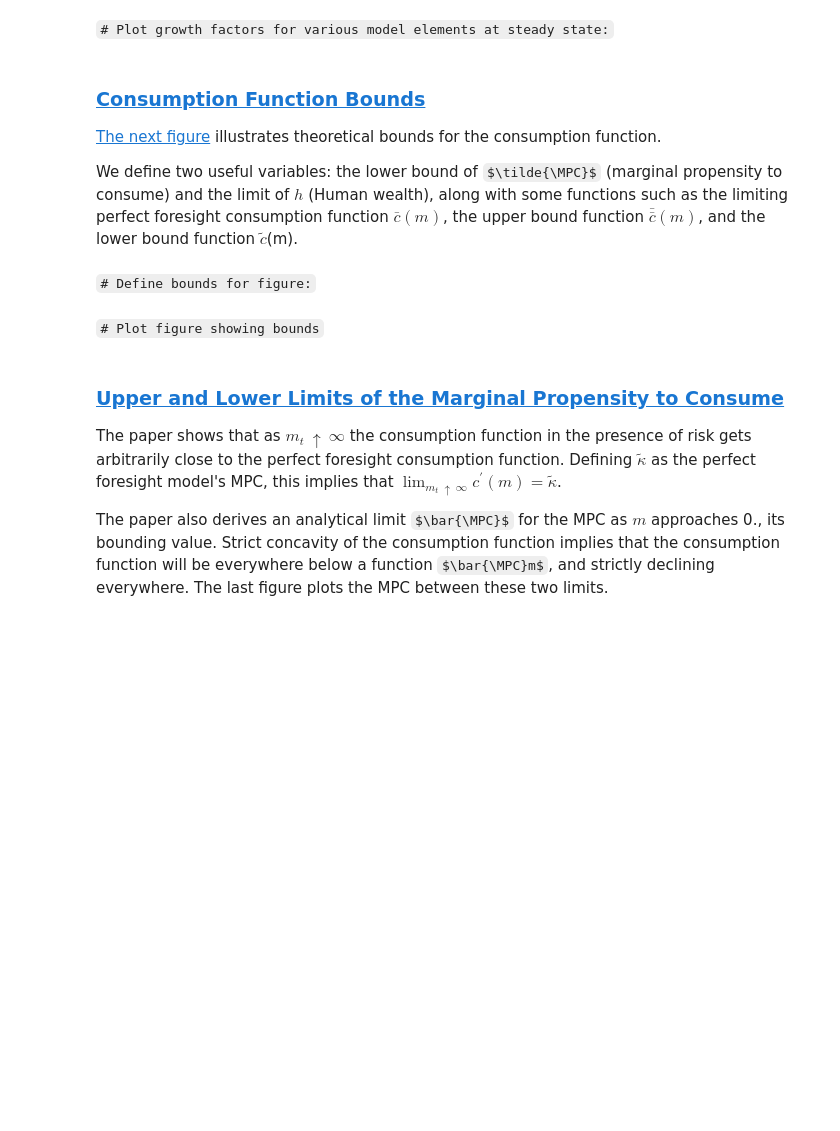
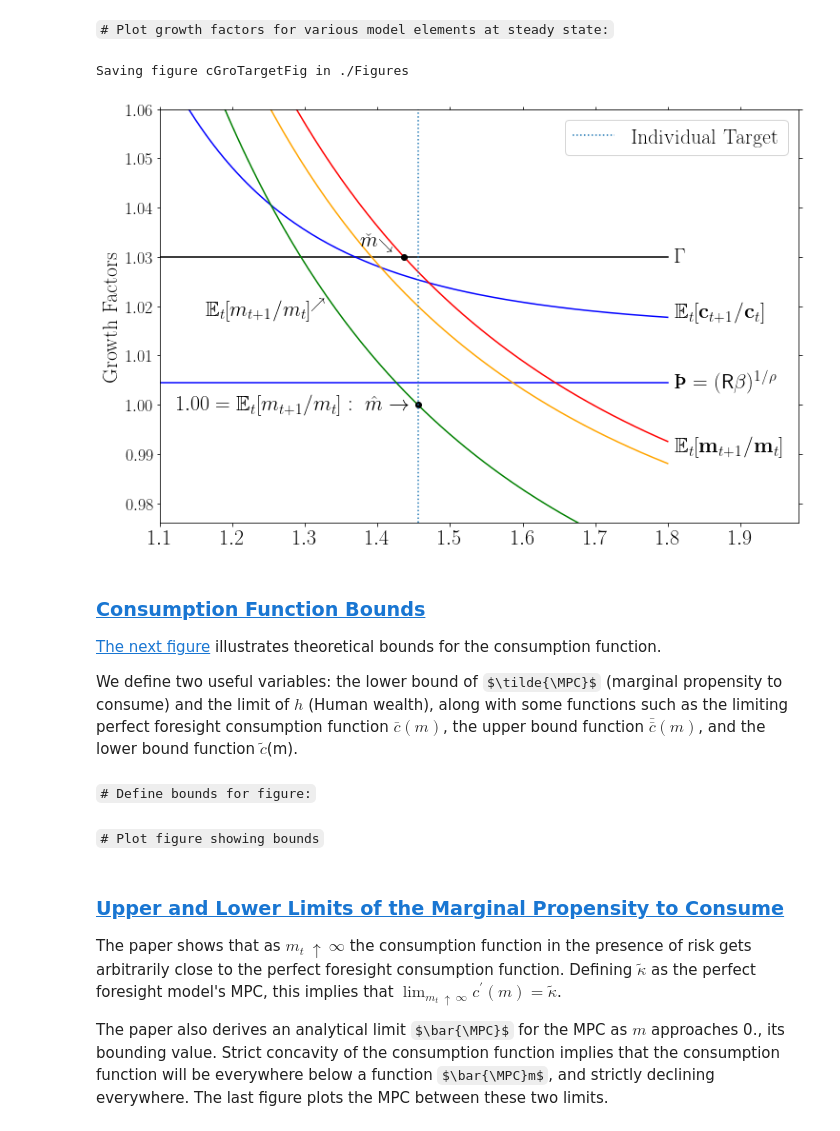
Before and after one commit to bmebert/BufferStockTheory-1, a Jupyter notebook: BufferStockTheory.ipynb, the cells around one changed output. Saved outputs shown, nothing was run; the diff lists cells and outputs as text; code cells hidden in the pictures; some formulas as TeX source; blank space fills up the shorter version.

```diff
--- a/BufferStockTheory.ipynb
+++ b/BufferStockTheory.ipynb
@@ -660,7 +818,8 @@ Bilt, Pars, E_Next_ = soln.Bilt, soln.Pars, soln.E_Next_
 # Retrieve parameters (makes code more readable)
 Rfree, DiscFac, CRRA, G = Pars.Rfree, Pars.DiscFac, Pars.CRRA, Pars.PermGroFac
 
-color_cons, color_mrktLev, color_mrktNrm, color_perm = "blue", "red", "green", "black"
+color_cons, color_mrktLev, color_mrktNrm, color_perm, color_exp_E_mLog_Gro, color_exp_E_mLog_Gro_Alt = \
+    "blue", "red", "green", "black", "orange", "brown"
 
 mPlotMin, mCalcMax, mPlotMax = 1.0, 50, 1.8
 
@@ -678,15 +837,18 @@ Ex_cLev_tp1_Over_pLev_t = [
     soln.E_Next_.cLev_tp1_Over_pLev_t_from_a_t(a) for a in a_pts]
 Ex_mLev_tp1_Over_pLev_t = [
     soln.E_Next_.mLev_tp1_Over_pLev_t_from_a_t(a) for a in a_pts]
-Ex_mLog_tp1 = [
-    soln.E_Next_.mLog_tp1_from_a_t(a) for a in a_pts]
+#Ex_log_m_tp1 = [
+#    soln.E_Next_.mLog_tp1_from_a_t(a) for a in a_pts]
+Ex_mLog_tp1_minus_mLog_t_from_m_t = [
+    soln.E_Next_.mLog_tp1_minus_mLog_t_from_m_t(m) for m in m_pts]
 Ex_m_tp1_from_a_t = [
     soln.E_Next_.m_tp1_from_a_t(a) for a in a_pts]
 
 Ex_cLevGro = np.array(Ex_cLev_tp1_Over_pLev_t)/c_pts
 Ex_mLevGro = np.array(Ex_mLev_tp1_Over_pLev_t)/m_pts
 Ex_mNrmGro = np.array(Ex_m_tp1_from_a_t)/m_pts
-Ex_mGroExp = np.array(np.exp(Ex_mLog_tp1)/m_pts) # Exponentiate expected log growth
+# Ex_mGroExpAlt = np.array(np.exp(Ex_log_m_tp1-np.log(m_pts))) # Exponentiate expected log growth
+Ex_mGroExp = np.exp(Ex_mLog_tp1_minus_mLog_t_from_m_t)
 
 # Absolute Patience Factor = lower bound of consumption growth factor
 APF = (Rfree*DiscFac)**(1.0/CRRA)
@@ -712,10 +874,12 @@ ax.plot(m_pts, Ex_mNrmGro        , color=color_mrktNrm)
 
 # To reduce clutter, the exponentiated log growth is left out
 # Plot expected growth for the market resources ratio
-#ax.plot(m_pts, Ex_mGroExp        , color=color_mLog)
+#ax.plot(m_pts, Ex_mGroExpAlt        , color=color_exp_E_mLog_Gro_Alt)
+
+ax.plot(m_pts, Ex_mGroExp        , color=color_exp_E_mLog_Gro)
 
 # Axes limits
-GroFacMin, GroFacMax, xMin = 0.98, 1.06, 1.1
+GroFacMin, GroFacMax, xMin = 0.976, 1.06, 1.1
 # GroFacMin, GroFacMax, xMin = 0.001, 100.0, 0.01
 ax.set_xlim(xMin, mPlotMax * 1.1)
 ax.set_ylim(GroFacMin, GroFacMax)
@@ -741,31 +905,35 @@ else:
     cLevAPF_lbl = Thorn + r'$= (\mathsf{R}\beta)^{1/\rho}$'
 
 
 if mNrmTrg:  # Do not try to plot it if it does not exist!
     ax.text(mNrmTrg-0.01, 1.0-0.001,
             mNrmTrg_lbl, ha='right')
 
 ax.plot(mNrmStE, G  , marker=".", markersize=12, color="black")  # Dot at mNrmStE
 ax.plot(mNrmTrg, 1.0, marker=".", markersize=12, color="black")  # Dot at mNrmTrg
 
 mLevGro_lbl_xVal = mPlotMax
 mLevGro_lbl_yVal = soln.E_Next_.mLev_tp1_Over_mLev_t(mLevGro_lbl_xVal)
 
 mTrgGro_lbl_xVal = 0.92*mNrmTrg
 mTrgGro_lbl_yVal = soln.E_Next_.m_tp1_Over_m_t(mTrgGro_lbl_xVal)
 
 ax.text(mPlotMax+0.01, G-0.001,PermGro_lbl)
 ax.text(mPlotMax+0.01, Ex_cLevGro[-1]  ,cLevGro_lbl)
 ax.text(mPlotMax+0.01, APF-0.001       ,cLevAPF_lbl)
 ax.text(mNrmStE-0.06, G+0.001,mNrmStE_lbl              ,va='bottom',ha='left')
 ax.text(mTrgGro_lbl_xVal-0.01, mTrgGro_lbl_yVal-0.003,mNrmGro_lbl,va='bottom',ha='right')
 ax.text(mLevGro_lbl_xVal+0.01, mLevGro_lbl_yVal+0.001,mLevGro_lbl,va='top')
 
 # Ticks
-#ax.tick_params(labelbottom=False, labelleft=True, left='off', right='on', bottom='on', top='off')
 ax.tick_params(labelbottom=True, labelleft=True, left='off', right='on', bottom='on', top='off')
 plt.setp(ax.get_yticklabels(), fontsize=fssml)
+
+# Label the mNrmTrg with vertical lines
 plt.axvline(x=mNrmTrg,label='Individual Target', linestyle='dotted')
 plt.legend()
 ax.set_ylabel('Growth Factors')
 makeFig('cGroTargetFig')
+# %% [output]
+Saving figure cGroTargetFig in ./Figures
+[figure, added]
```
Also changed, not shown: parts of 17 cells of this notebook, 52 other files.
